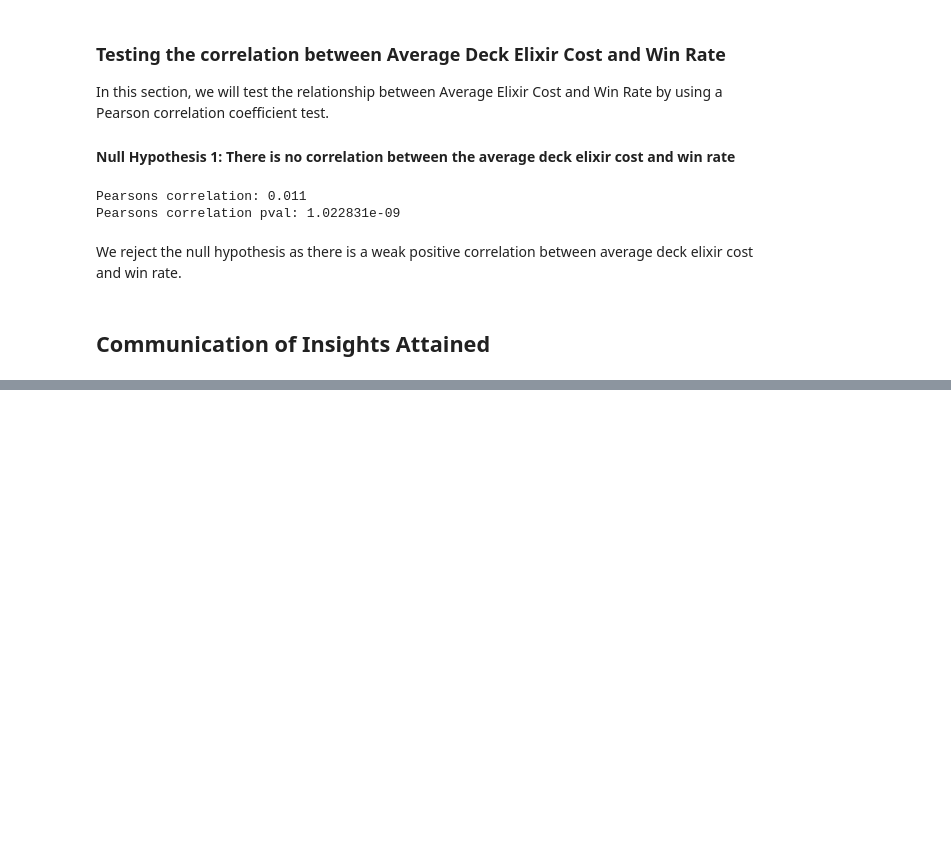
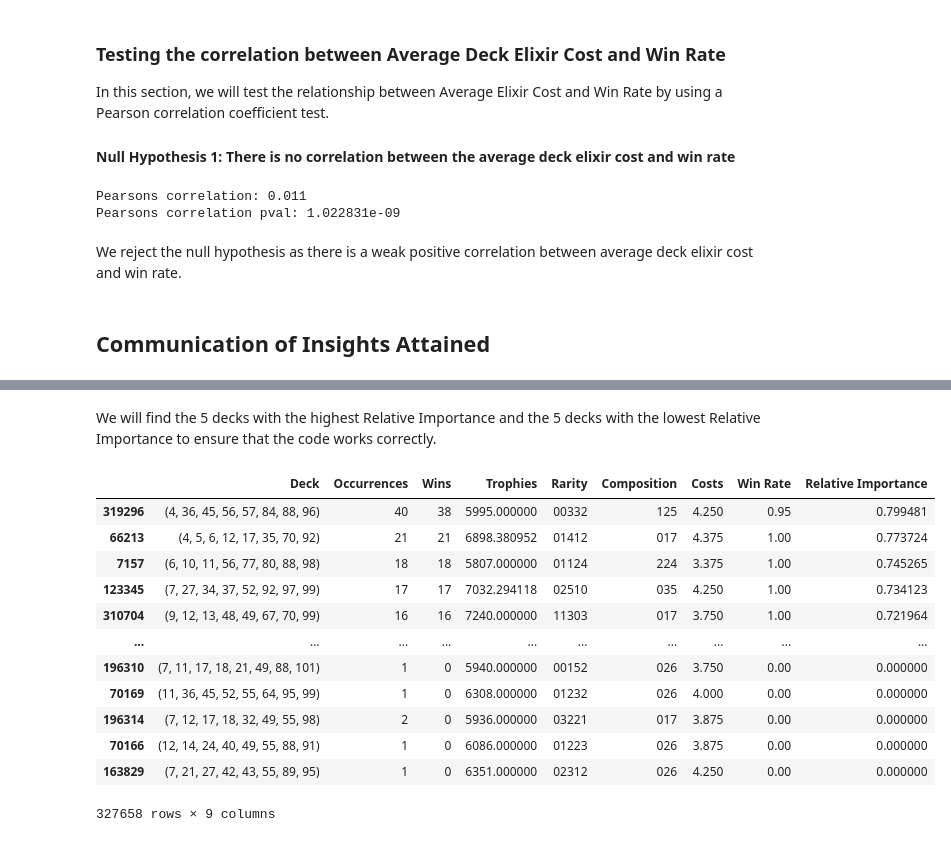
Before and after one commit to tnguyen59/Clash-Royale-Analysis, a Jupyter notebook: brendan_final_draft.ipynb, the cells around one changed output, grey strips where cells are left out. Cells and saved outputs as stored; diff of their text form; code cells hidden in the pictures; blank space fills up the shorter version.

```diff
--- a/brendan_final_draft.ipynb
+++ b/brendan_final_draft.ipynb
@@ -988,0 +1046,37 @@ We reject the null hypothesis as there is a weak positive correlation between av
+# %% [markdown]
+We will find the 5 decks with the highest Relative Importance and the 5 decks with the lowest Relative Importance to ensure that the code works correctly.
+# %%
+# This function finds the confidence that a score is relevant to our calculations
+# This is important since decks used once are not as relevant when compared to decks used many times
+# n = number of times this deck was used, k = number of wins for the deck
+# Return value -> lower bound of range (how useful the information is basically)
+
+def AgrestiCoullLower(n, k):
+    # 95% confidence interval
+    kappa = 2.24140273 #kappa = ierfc(conf/2)*sqrt(2)
+    kest = k+kappa*kappa/2
+    nest =n+kappa*kappa;
+    pest=kest/nest;
+    radius=kappa*math.sqrt(pest*(1-pest)/nest);
+    return max(0,pest-radius); #Lower bound
+    #Upper bound is min(1,pest+radius)
+
+# adding 'Relative Importance' column
+data_decks['Relative Importance'] = data_decks.apply(lambda x: AgrestiCoullLower(x['Occurrences'],x['Wins']),axis = 1)
+
+# sorting 'Relative Importance'
+data_decks.sort_values(by = 'Relative Importance',ascending=False)
+# %% [output]
+|  | Deck | Occurrences | Wins | Trophies | Rarity | Composition | Costs | Win Rate | Relative Importance |
+| 319296 | (4, 36, 45, 56, 57, 84, 88, 96) | 40 | 38 | 5995.000000 | 00332 | 125 | 4.250 | 0.95 | 0.799481 |
+| 66213 | (4, 5, 6, 12, 17, 35, 70, 92) | 21 | 21 | 6898.380952 | 01412 | 017 | 4.375 | 1.00 | 0.773724 |
+| 7157 | (6, 10, 11, 56, 77, 80, 88, 98) | 18 | 18 | 5807.000000 | 01124 | 224 | 3.375 | 1.00 | 0.745265 |
+| 123345 | (7, 27, 34, 37, 52, 92, 97, 99) | 17 | 17 | 7032.294118 | 02510 | 035 | 4.250 | 1.00 | 0.734123 |
+| 310704 | (9, 12, 13, 48, 49, 67, 70, 99) | 16 | 16 | 7240.000000 | 11303 | 017 | 3.750 | 1.00 | 0.721964 |
+| ... | ... | ... | ... | ... | ... | ... | ... | ... | ... |
+| 196310 | (7, 11, 17, 18, 21, 49, 88, 101) | 1 | 0 | 5940.000000 | 00152 | 026 | 3.750 | 0.00 | 0.000000 |
+| 70169 | (11, 36, 45, 52, 55, 64, 95, 99) | 1 | 0 | 6308.000000 | 01232 | 026 | 4.000 | 0.00 | 0.000000 |
+| 196314 | (7, 12, 17, 18, 32, 49, 55, 98) | 2 | 0 | 5936.000000 | 03221 | 017 | 3.875 | 0.00 | 0.000000 |
+| 70166 | (12, 14, 24, 40, 49, 55, 88, 91) | 1 | 0 | 6086.000000 | 01223 | 026 | 3.875 | 0.00 | 0.000000 |
+| 163829 | (7, 21, 27, 42, 43, 55, 89, 95) | 1 | 0 | 6351.000000 | 02312 | 026 | 4.250 | 0.00 | 0.000000 |
+327658 rows × 9 columns
```
Also changed, not shown: parts of 31 cells of this notebook, 2 other files.
